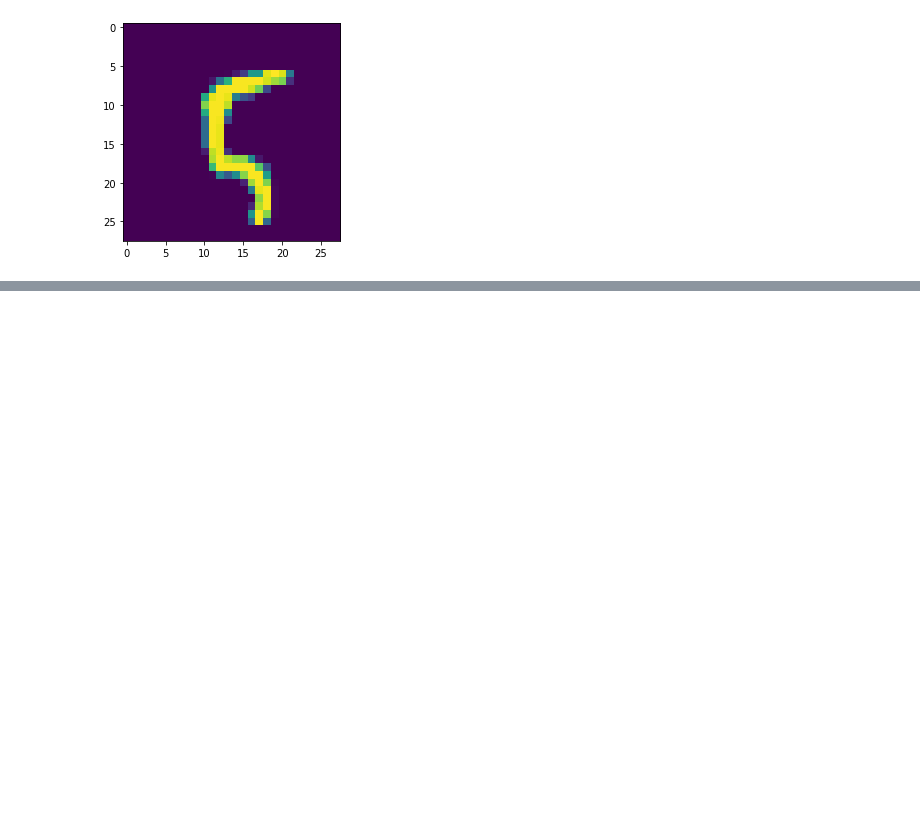
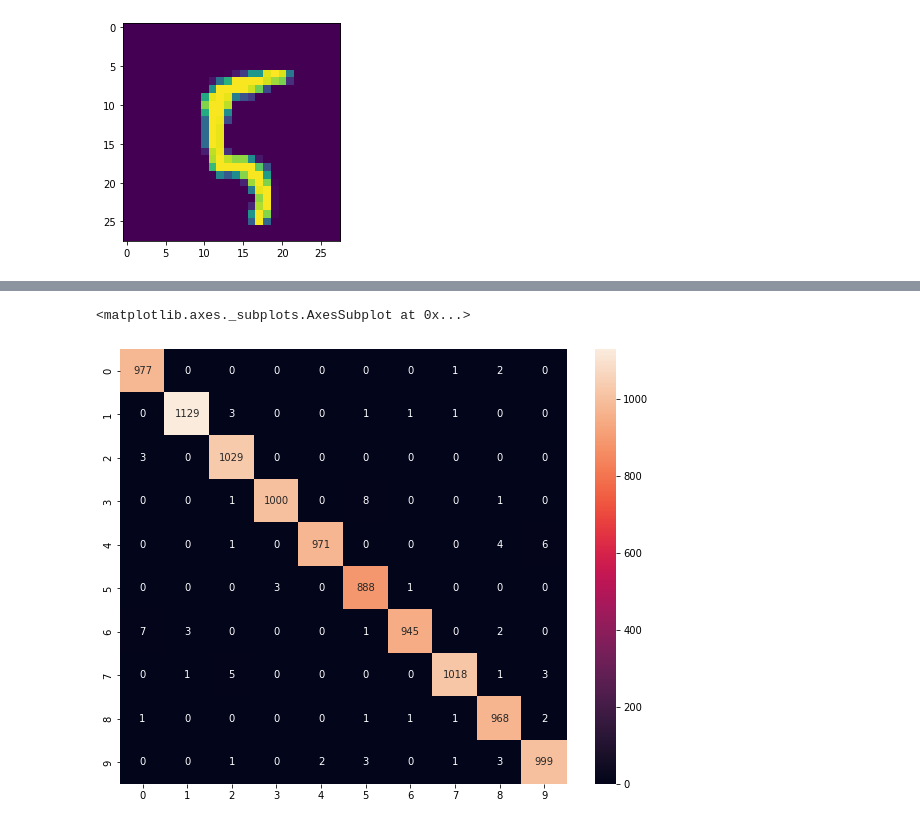
Before and after one commit to bunbun205/mnist-cnn, a Jupyter notebook: mnist.ipynb, the cells around one changed output, grey strips where cells are left out. Cells and saved outputs as stored; diff of their text form; code cells hidden in the pictures; blank space fills up the shorter version.

```diff
--- a/mnist.ipynb
+++ b/mnist.ipynb
@@ -51,0 +111,11 @@ tf.Tensor([0. 0. 0. 0. 0. 1. 0. 0. 0. 0.], shape=(10,), dtype=float32)
+# %%
+YPred = model.predict(xTest)
+YPredClasses = np.argmax(YPred, axis = 1)
+YTrue = np.argmax(yTest, axis = 1)
+confusionMtx = tf.math.confusion_matrix(YTrue, YPredClasses)
+# %%
+plt.figure(figsize=(10, 8))
+sns.heatmap(confusionMtx, annot=True, fmt='g')
+# %% [output]
+<matplotlib.axes._subplots.AxesSubplot at 0x...>
+[figure, added]
```
Also changed, not shown: parts of 6 cells of this notebook.
